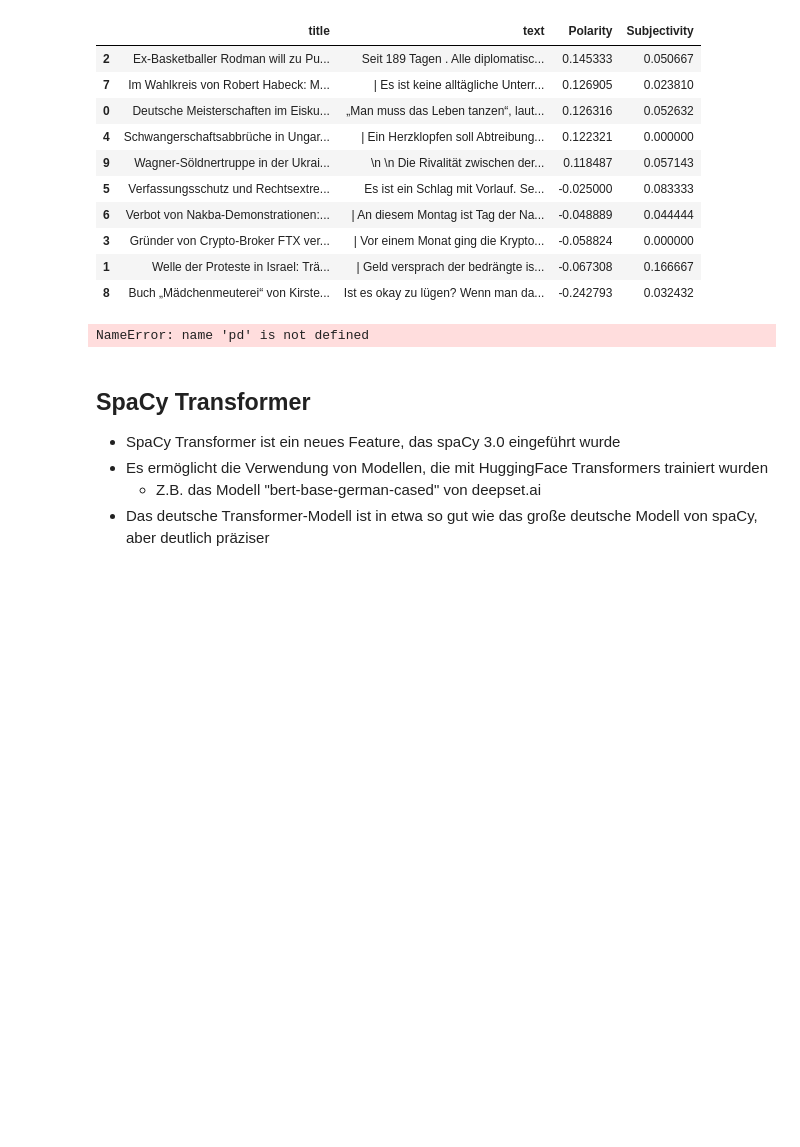
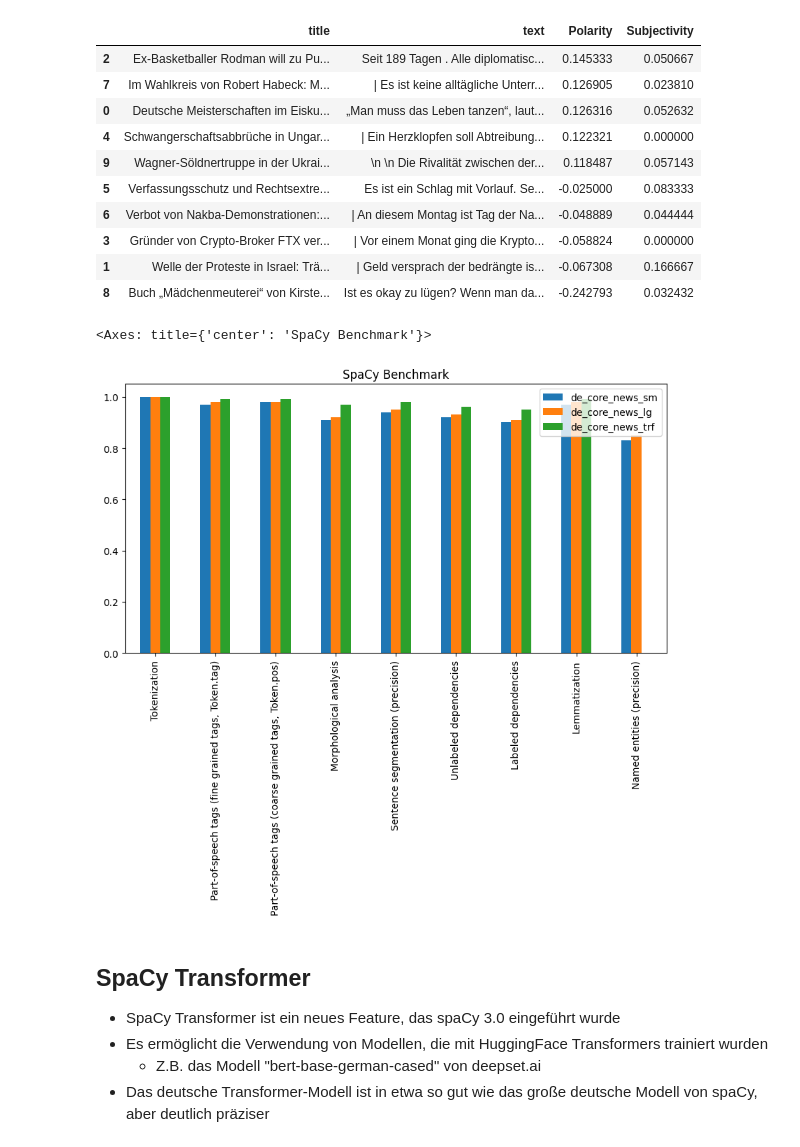
Before and after one commit to hagenest/referat-spacy, a Jupyter notebook: spacy-referat.ipynb, the cells around one changed output. Saved outputs shown, nothing was run; the diff lists cells and outputs as text; code cells hidden in the pictures; blank space fills up the shorter version.

```diff
--- a/spacy-referat.ipynb
+++ b/spacy-referat.ipynb
@@ -315,9 +314,17 @@ spacy_de_large = [1, 0.98, 0.98, 0.92, 0.95, 0.93, 0.91, 0.98, 0.85]
 spacy_de_trans = [1, 0.99, 0.99, 0.97, 0.98, 0.96, 0.95, 0.99, 0]
 bench = [spacy_de_small, spacy_de_large, spacy_de_trans]
 df_bench = pd.DataFrame(bench)
-df_bench
+df_bench.columns = labels_spacy
+df_bench.index = ["de_core_news_sm", "de_core_news_lg", "de_core_news_trf"]
+df_bench = df_bench.transpose()
-# %% [output]
-NameError: name 'pd' is not defined
+# %%
+
+# plotly express bar chart
+# compare the performance of the three models
+df_bench.plot.bar(title="SpaCy Benchmark", figsize=(10, 5))
+# %% [output]
+<Axes: title={'center': 'SpaCy Benchmark'}>
+[figure, added]
 # %% [markdown]
 ## SpaCy Transformer
 
```
Also changed, not shown: parts of 7 cells of this notebook, 2 other files.
